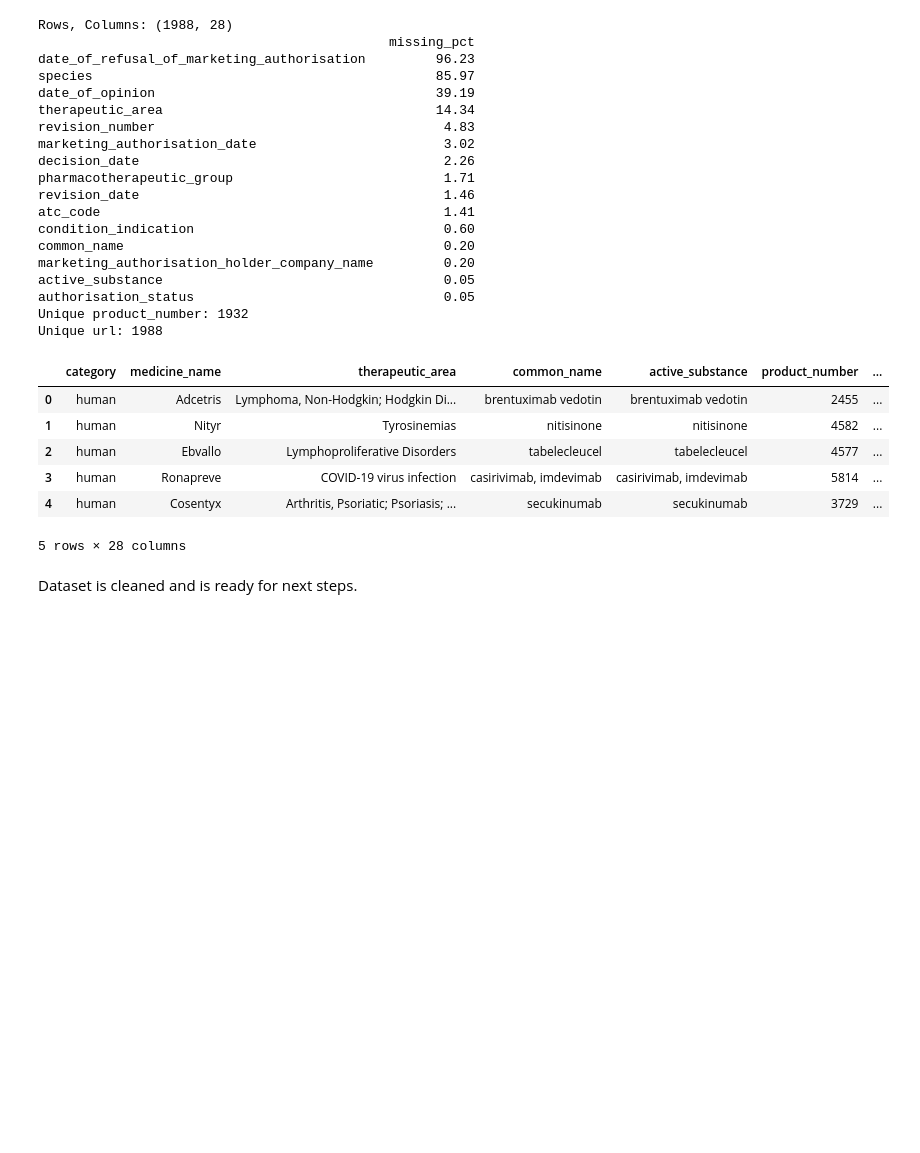
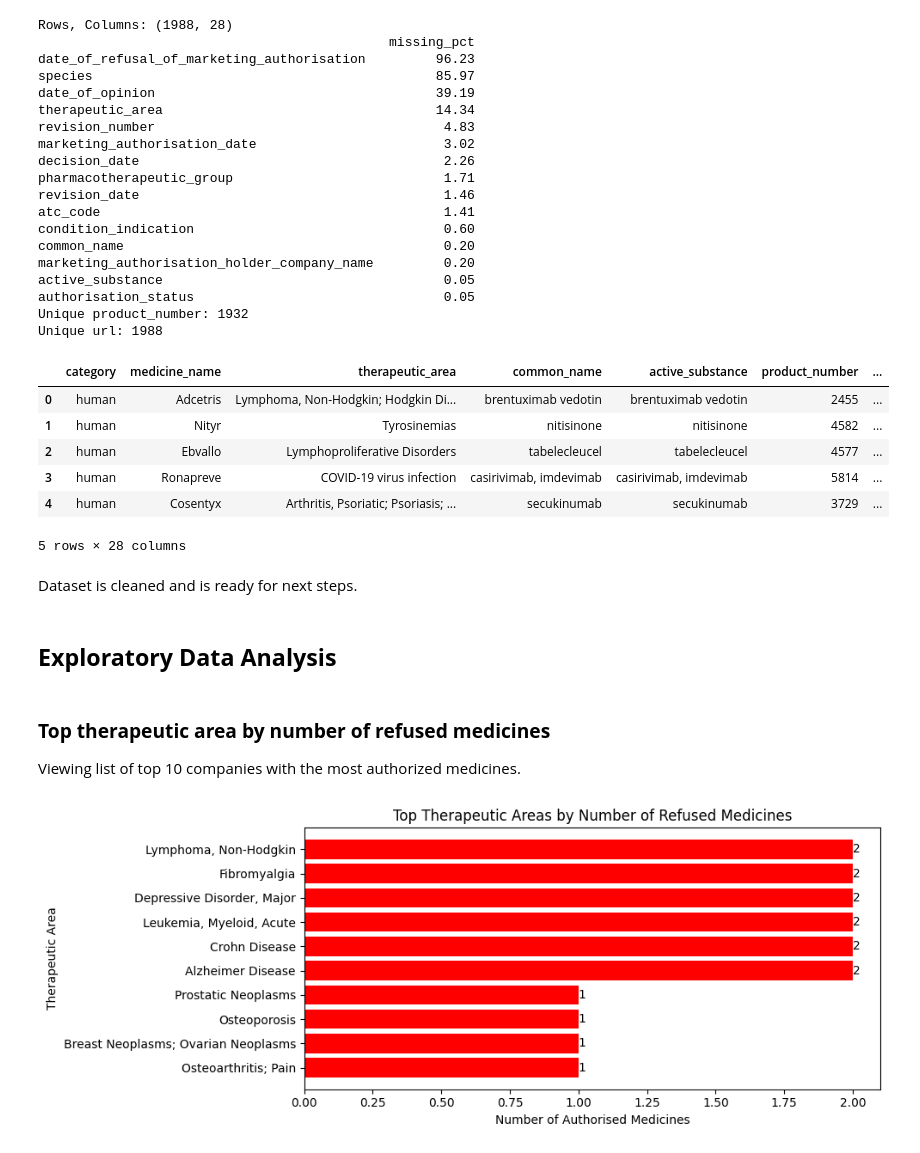
Before and after one commit to SChamnan/ba820-unsupervised-ml-team10-project, a Jupyter notebook: Chamnan_Suon_M4_European_Drugs_Development.ipynb, the cells around one changed output. Saved outputs shown, nothing was run; the diff lists cells and outputs as text; code cells hidden in the pictures; blank space fills up the shorter version.

```diff
--- a/Chamnan_Suon_M4_European_Drugs_Development.ipynb
+++ b/Chamnan_Suon_M4_European_Drugs_Development.ipynb
@@ -425,3 +425,37 @@ drugs_df.head()
 5 rows × 28 columns
 # %% [markdown]
 Dataset is cleaned and is ready for next steps.
+# %% [markdown]
+## **Exploratory Data Analysis**
+# %% [markdown]
+### **Top therapeutic area by number of refused medicines**
+
+Viewing list of top 10 companies with the most authorized medicines.
+# %%
+import matplotlib.pyplot as plt
+# Filter to get only authorized medicines
+authorised_df = drugs_df[drugs_df["authorisation_status"] == "refused"].copy()
+
+therapeutic_counts = (
+authorised_df.explode("therapeutic_area")["therapeutic_area"]
+.dropna()
+.value_counts()
+.head(10)
+.sort_values()
+)
+
+# Plot bar graph
+plt.figure(figsize=(10, 4))
+plt.barh(therapeutic_counts.index, therapeutic_counts.values, color='red')
+
+# Add number on each bar for better readability
+for i, v in enumerate(therapeutic_counts.values):
+    plt.text(v, i, str(v), va='center')
+
+plt.xlabel("Number of Authorised Medicines")
+plt.ylabel("Therapeutic Area")
+plt.title("Top Therapeutic Areas by Number of Refused Medicines")
+plt.tight_layout()
+plt.show()
+# %% [output]
+[figure, added]
```
Also changed, not shown: parts of 7 cells of this notebook.
